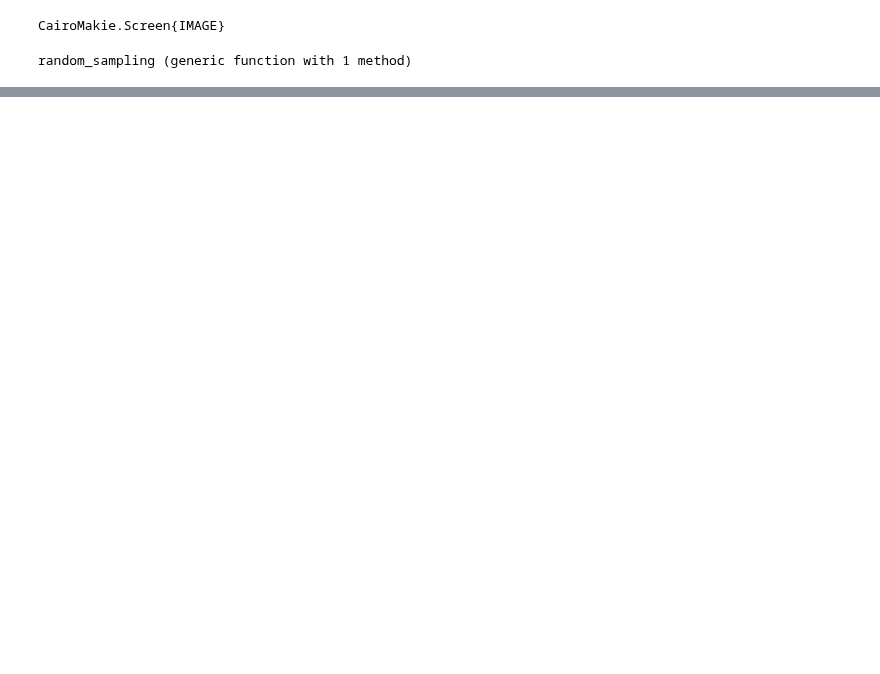
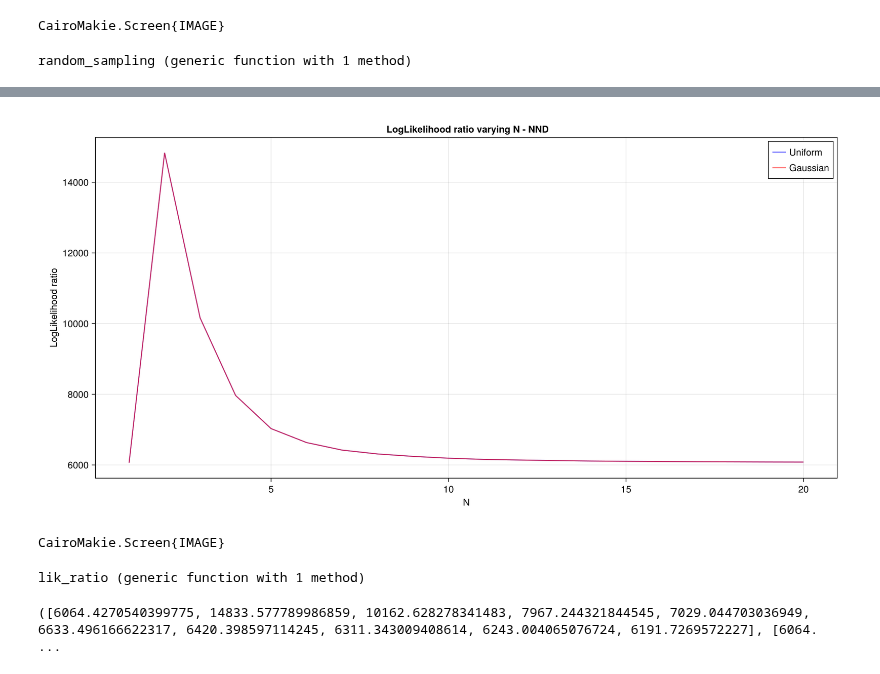
Before and after one commit to philippeller/Newtrinos.jl, a Jupyter notebook: notebooks/new_method_juno.ipynb, the cells around one changed output, grey strips where cells are left out. Cells and saved outputs as stored; diff of their text form; code cells hidden in the pictures; blank space fills up the shorter version.

```diff
--- a/notebooks/new_method_juno.ipynb
+++ b/notebooks/new_method_juno.ipynb
@@ -327,0 +359,67 @@ save("/home/sofialon/Newtrinos.jl/aug_plots/Newmethod/juno_nll_NND_N25_m0=0.1.pn
+# %%
+fig = Figure(size = (1200, 600))
+ax = Axis(fig[1, 1],
+    xlabel = " N ",
+    ylabel = "LogLikelihood ratio",
+    title = " LogLikelihood ratio varying N - NND")
+
+x=1:20
+lines!(x, likelihood_ratios[:][1], color = (:blue, 0.6),  label = "Uniform")
+lines!(x, likelihood_ratios[:][2], color = (:red, 0.6),  label = "Gaussian")
+
+
+# Add legend
+axislegend(ax, position = :rt)
+
+# Add grid
+ax.xgridvisible = true
+ax.ygridvisible = true
+ax.xgridcolor = (:black, 0.1)
+ax.ygridcolor = (:black, 0.1)
+
+display(fig)
+# %% [output]
+[figure, added]
+CairoMakie.Screen{IMAGE}
+# %%
+function lik_ratio(N)
+
+    ratios_un = Float64[]
+    ratios_norm = Float64[]
+
+    pvalue_un = Float64[]
+    pvalue_norm = Float64[]
+
+    likelihood_SM=-Newtrinos.logdensityof(Newtrinos.juno.get_forward_model(physics_SM, assets)(p_SM), observed)
+
+
+    @showprogress for i in 1:N
+       trial=random_sampling(physics, experiments, p, i)
+       mean_un= mean(trial[1])
+       mean_norm= mean(trial[2])
+       ratio_un= 2*(likelihood_SM-mean_un)
+       ratio_norm= 2*(likelihood_SM-mean_norm)
+
+       push!(ratios_un, ratio_un)
+       push!(ratios_norm, ratio_norm)
+
+       df = 3   # Difference in number of parameters
+
+       p_value_un = 1 - cdf(Chisq(df), ratio_un)
+       p_value_norm = 1 - cdf(Chisq(df), ratio_norm)
+
+        push!(pvalue_un, p_value_un)
+        push!(pvalue_norm, p_value_norm)
+
+    end
+
+
+
+    return ratios_un, ratios_norm, pvalue_un, pvalue_norm
+end
+# %% [output]
+lik_ratio (generic function with 1 method)
+# %%
+likelihood_ratios= lik_ratio(10)
+# %% [output]
+([6064.4270540399775, 14833.577789986859, 10162.628278341483, 7967.244321844545, 7029.044703036949, 6633.496166622317, 6420.398597114245, 6311.343009408614, 6243.004065076724, 6191.7269572227], [6064. ...
```
Also changed, not shown: parts of 18 cells of this notebook, 31 other files.
